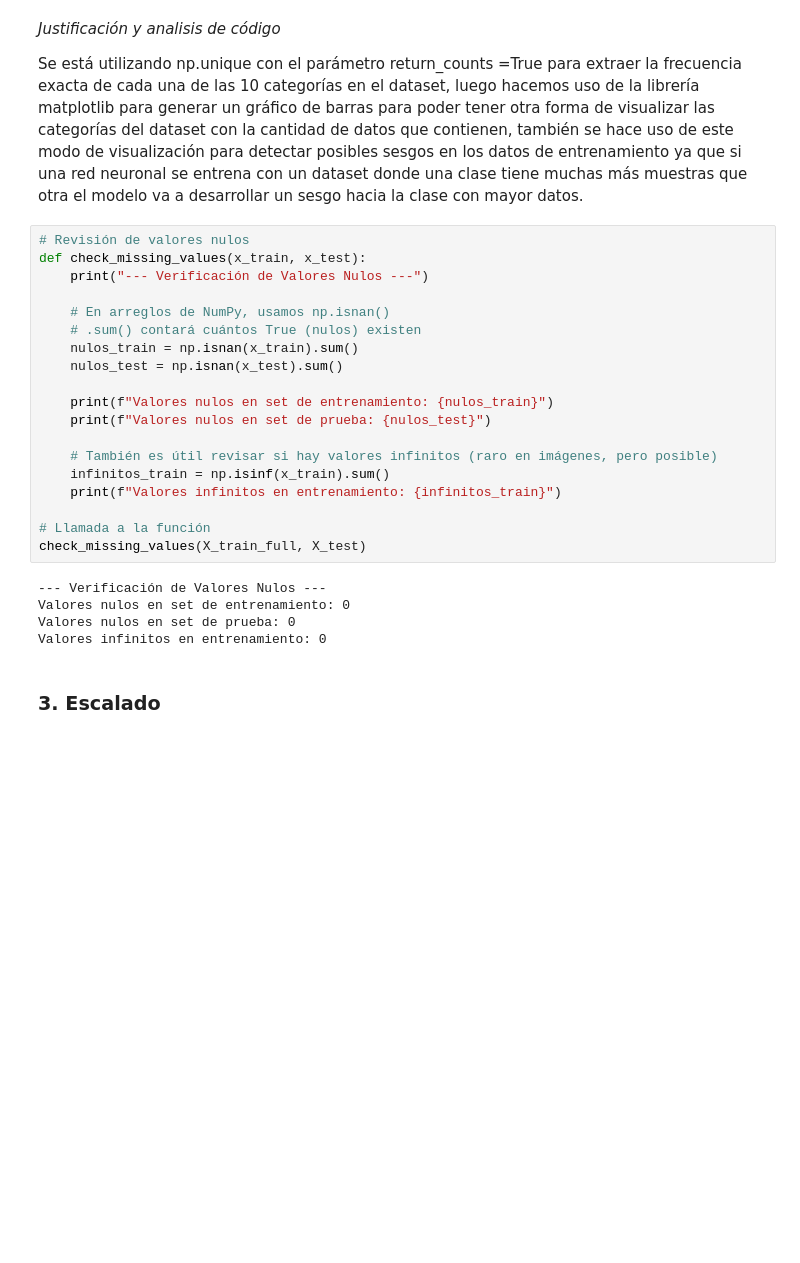
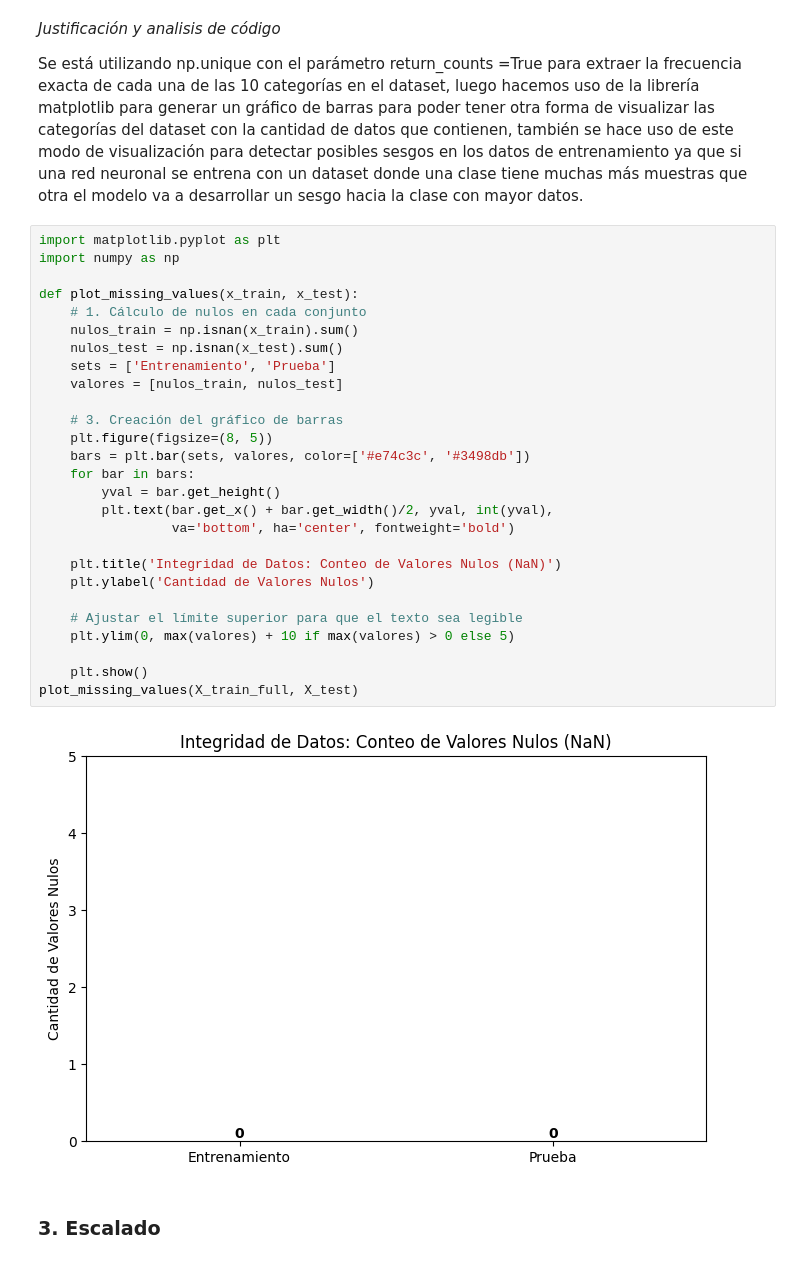
Before and after one commit to konishogu/DeepLearning, a Jupyter notebook: EVALUACION_1.ipynb, the cells around one changed output. Drawn from its saved outputs; the diff is of its cells as text; blank space fills up the shorter version.

```diff
--- a/EVALUACION_1.ipynb
+++ b/EVALUACION_1.ipynb
@@ -119,30 +119,35 @@ plt.show()
 *Justificación y analisis de código*
 
 Se está utilizando np.unique con el parámetro return_counts =True para extraer la frecuencia exacta de cada una de las 10 categorías en el dataset, luego hacemos uso de la librería matplotlib para generar un gráfico de barras para poder tener otra forma de visualizar las categorías del dataset con la cantidad de datos que contienen, también se hace uso de este modo de visualización para detectar posibles sesgos en los datos de entrenamiento ya que si una red neuronal se entrena con un dataset donde una clase tiene muchas más muestras que otra el modelo va a desarrollar un sesgo hacia la clase con mayor datos.
-# %%
-# Revisión de valores nulos
-def check_missing_values(x_train, x_test):
-    print("--- Verificación de Valores Nulos ---")
-
-    # En arreglos de NumPy, usamos np.isnan()
-    # .sum() contará cuántos True (nulos) existen
-    nulos_train = np.isnan(x_train).sum()
-    nulos_test = np.isnan(x_test).sum()
-
-    print(f"Valores nulos en set de entrenamiento: {nulos_train}")
-    print(f"Valores nulos en set de prueba: {nulos_test}")
-
-    # También es útil revisar si hay valores infinitos (raro en imágenes, pero posible)
-    infinitos_train = np.isinf(x_train).sum()
-    print(f"Valores infinitos en entrenamiento: {infinitos_train}")
-
-# Llamada a la función
-check_missing_values(X_train_full, X_test)
-# %% [output]
---- Verificación de Valores Nulos ---
-Valores nulos en set de entrenamiento: 0
-Valores nulos en set de prueba: 0
-Valores infinitos en entrenamiento: 0
+# %%
+import matplotlib.pyplot as plt
+import numpy as np
+
+def plot_missing_values(x_train, x_test):
+    # 1. Cálculo de nulos en cada conjunto
+    nulos_train = np.isnan(x_train).sum()
+    nulos_test = np.isnan(x_test).sum()
+    sets = ['Entrenamiento', 'Prueba']
+    valores = [nulos_train, nulos_test]
+
+    # 3. Creación del gráfico de barras
+    plt.figure(figsize=(8, 5))
+    bars = plt.bar(sets, valores, color=['#e74c3c', '#3498db'])
+    for bar in bars:
+        yval = bar.get_height()
+        plt.text(bar.get_x() + bar.get_width()/2, yval, int(yval),
+                 va='bottom', ha='center', fontweight='bold')
+
+    plt.title('Integridad de Datos: Conteo de Valores Nulos (NaN)')
+    plt.ylabel('Cantidad de Valores Nulos')
+
+    # Ajustar el límite superior para que el texto sea legible
+    plt.ylim(0, max(valores) + 10 if max(valores) > 0 else 5)
+
+    plt.show()
+plot_missing_values(X_train_full, X_test)
+# %% [output]
+[figure, added]
 # %% [markdown]
 ### **3. Escalado**
 # %%
```
Also changed, not shown: parts of 1 cell of this notebook.
